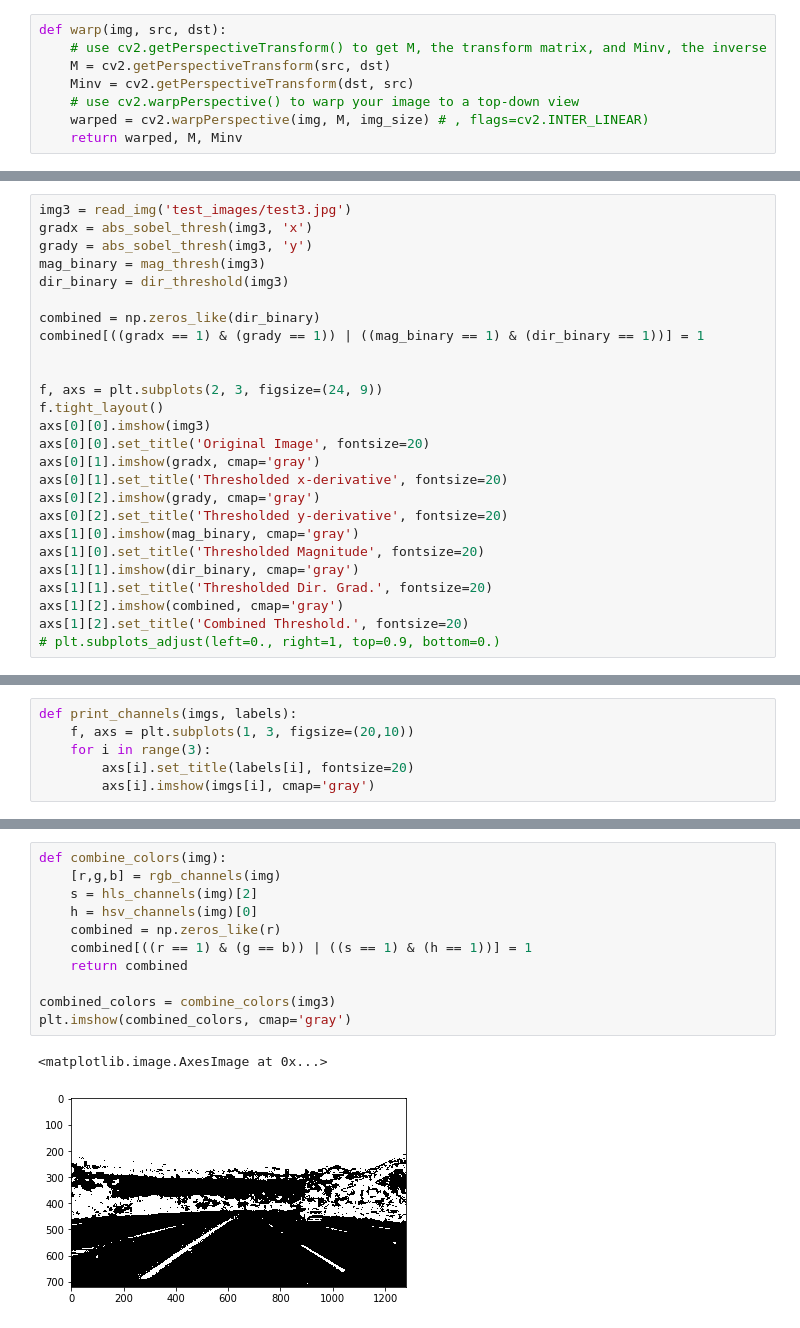
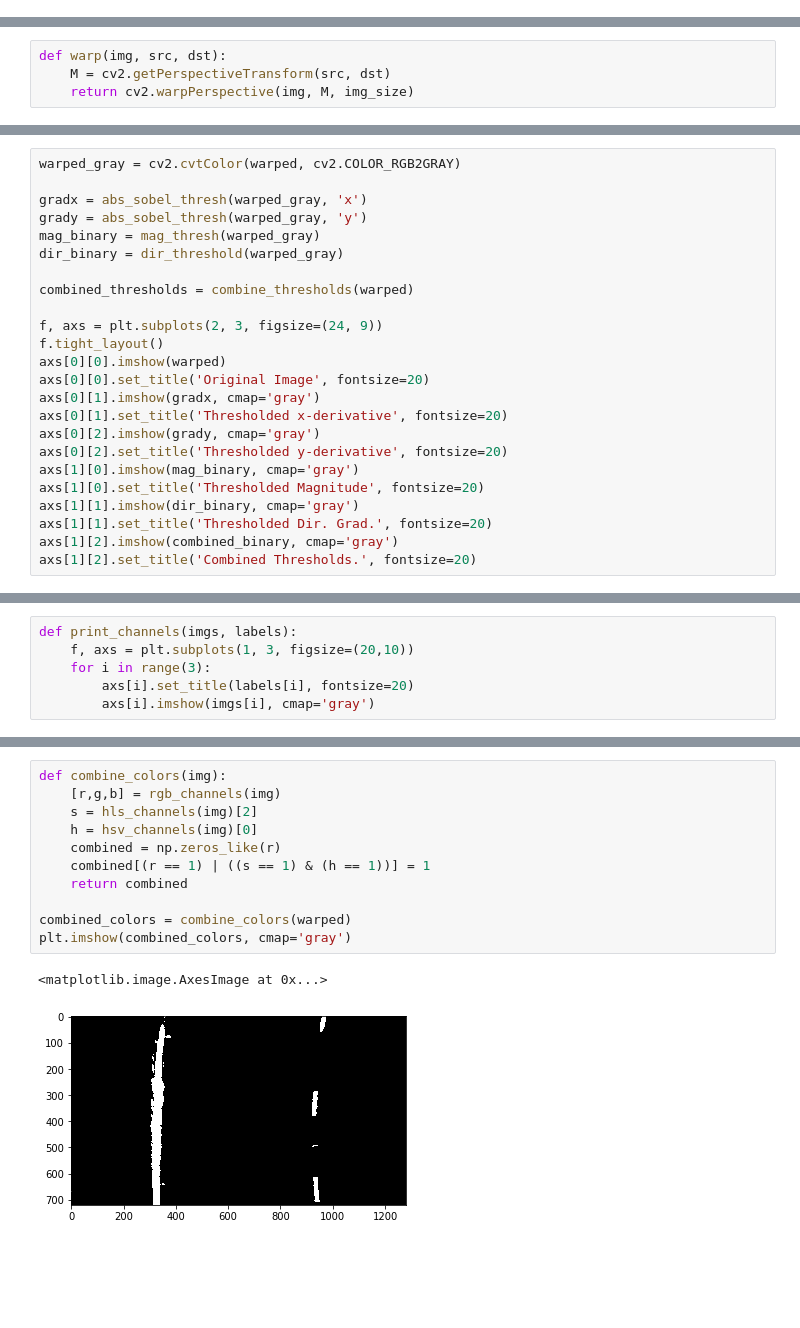
Before and after one commit to vssrcj/advanced-lane-lines, a Jupyter notebook: main.ipynb, the cells around one changed output, grey strips where cells are left out. Cells and saved outputs as stored; diff of their text form; blank space fills up the shorter version.

```diff
--- a/main.ipynb
+++ b/main.ipynb
@@ -74,11 +76,3 @@ ax2.set_title('Undistorted Image', fontsize=20)
 # %% [output]
 <matplotlib.text.Text at 0x...>
 [figure]
-# %%
-def warp(img, src, dst):
-    # use cv2.getPerspectiveTransform() to get M, the transform matrix, and Minv, the inverse
-    M = cv2.getPerspectiveTransform(src, dst)
-    Minv = cv2.getPerspectiveTransform(dst, src)
-    # use cv2.warpPerspective() to warp your image to a top-down view
-    warped = cv2.warpPerspective(img, M, img_size) # , flags=cv2.INTER_LINEAR)
-    return warped, M, Minv
@@ -121,0 +81,4 @@ print('...')
+# %%
+def warp(img, src, dst):
+    M = cv2.getPerspectiveTransform(src, dst)
+    return cv2.warpPerspective(img, M, img_size)
@@ -179,17 +178,16 @@ def dir_threshold(img, sobel_kernel=3, thresh=(0.7, 1.3)):
 # %%
-img3 = read_img('test_images/test3.jpg')
-gradx = abs_sobel_thresh(img3, 'x')
-grady = abs_sobel_thresh(img3, 'y')
-mag_binary = mag_thresh(img3)
-dir_binary = dir_threshold(img3)
+warped_gray = cv2.cvtColor(warped, cv2.COLOR_RGB2GRAY)
 
-combined = np.zeros_like(dir_binary)
-combined[((gradx == 1) & (grady == 1)) | ((mag_binary == 1) & (dir_binary == 1))] = 1
+gradx = abs_sobel_thresh(warped_gray, 'x')
+grady = abs_sobel_thresh(warped_gray, 'y')
+mag_binary = mag_thresh(warped_gray)
+dir_binary = dir_threshold(warped_gray)
 
+combined_thresholds = combine_thresholds(warped)
 
 f, axs = plt.subplots(2, 3, figsize=(24, 9))
 f.tight_layout()
-axs[0][0].imshow(img3)
+axs[0][0].imshow(warped)
 axs[0][0].set_title('Original Image', fontsize=20)
 axs[0][1].imshow(gradx, cmap='gray')
 axs[0][1].set_title('Thresholded x-derivative', fontsize=20)
@@ -199,8 +197,7 @@ axs[1][0].imshow(mag_binary, cmap='gray')
 axs[1][0].set_title('Thresholded Magnitude', fontsize=20)
 axs[1][1].imshow(dir_binary, cmap='gray')
 axs[1][1].set_title('Thresholded Dir. Grad.', fontsize=20)
-axs[1][2].imshow(combined, cmap='gray')
-axs[1][2].set_title('Combined Threshold.', fontsize=20)
-# plt.subplots_adjust(left=0., right=1, top=0.9, bottom=0.)
+axs[1][2].imshow(combined_binary, cmap='gray')
+axs[1][2].set_title('Combined Thresholds.', fontsize=20)
 # %% [output]
 <matplotlib.text.Text at 0x...>
@@ -262,14 +260,14 @@ print_channels(hsv_channels(img3), ['H','S','V'])
 # %%
 def combine_colors(img):
     [r,g,b] = rgb_channels(img)
     s = hls_channels(img)[2]
     h = hsv_channels(img)[0]
     combined = np.zeros_like(r)
-    combined[((r == 1) & (g == b)) | ((s == 1) & (h == 1))] = 1
+    combined[(r == 1) | ((s == 1) & (h == 1))] = 1
     return combined
 
-combined_colors = combine_colors(img3)
+combined_colors = combine_colors(warped)
 plt.imshow(combined_colors, cmap='gray')
 # %% [output]
 <matplotlib.image.AxesImage at 0x...>
-[figure, old version]
+[figure, new version]
```
Also changed, not shown: parts of 31 cells of this notebook.
